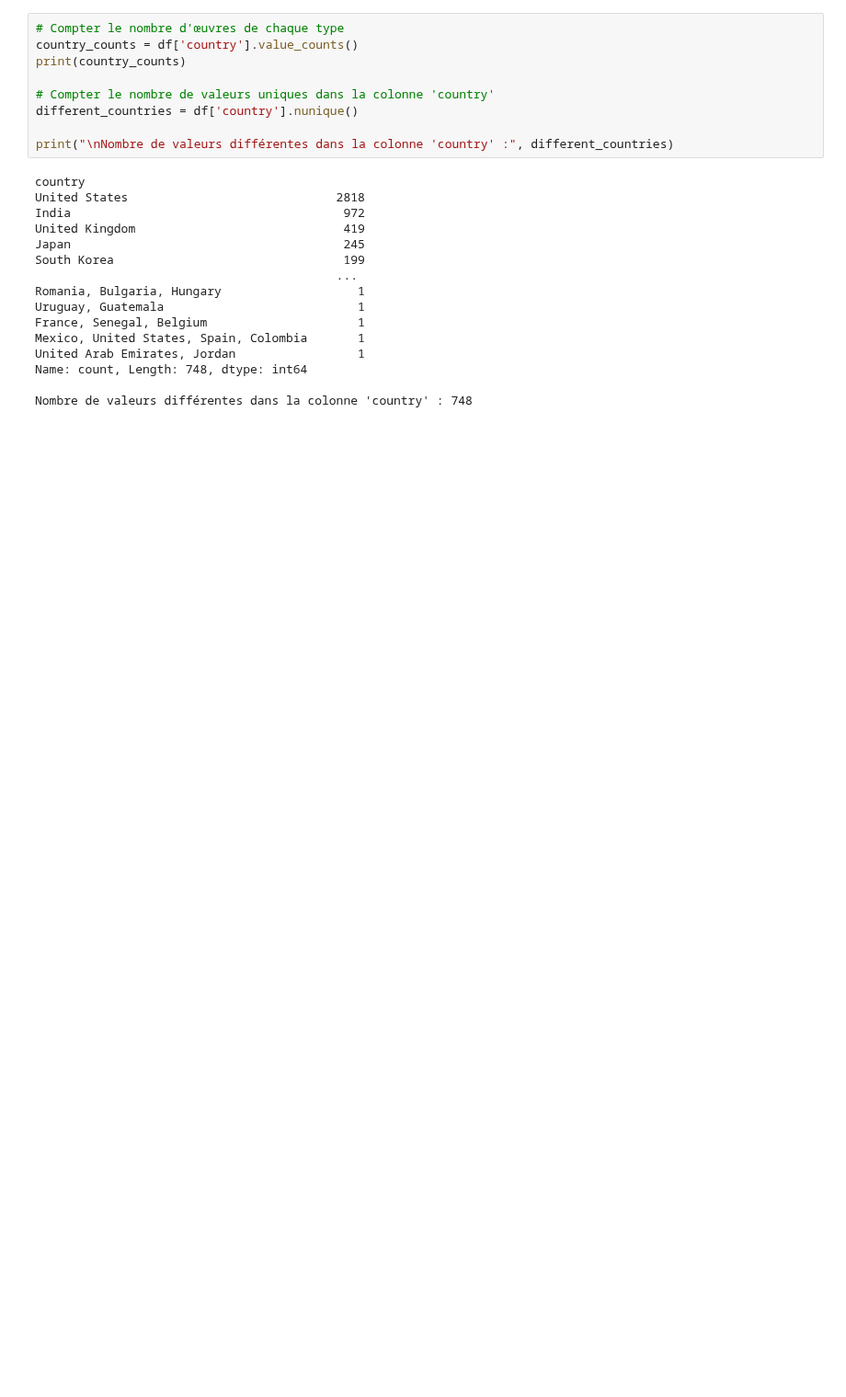
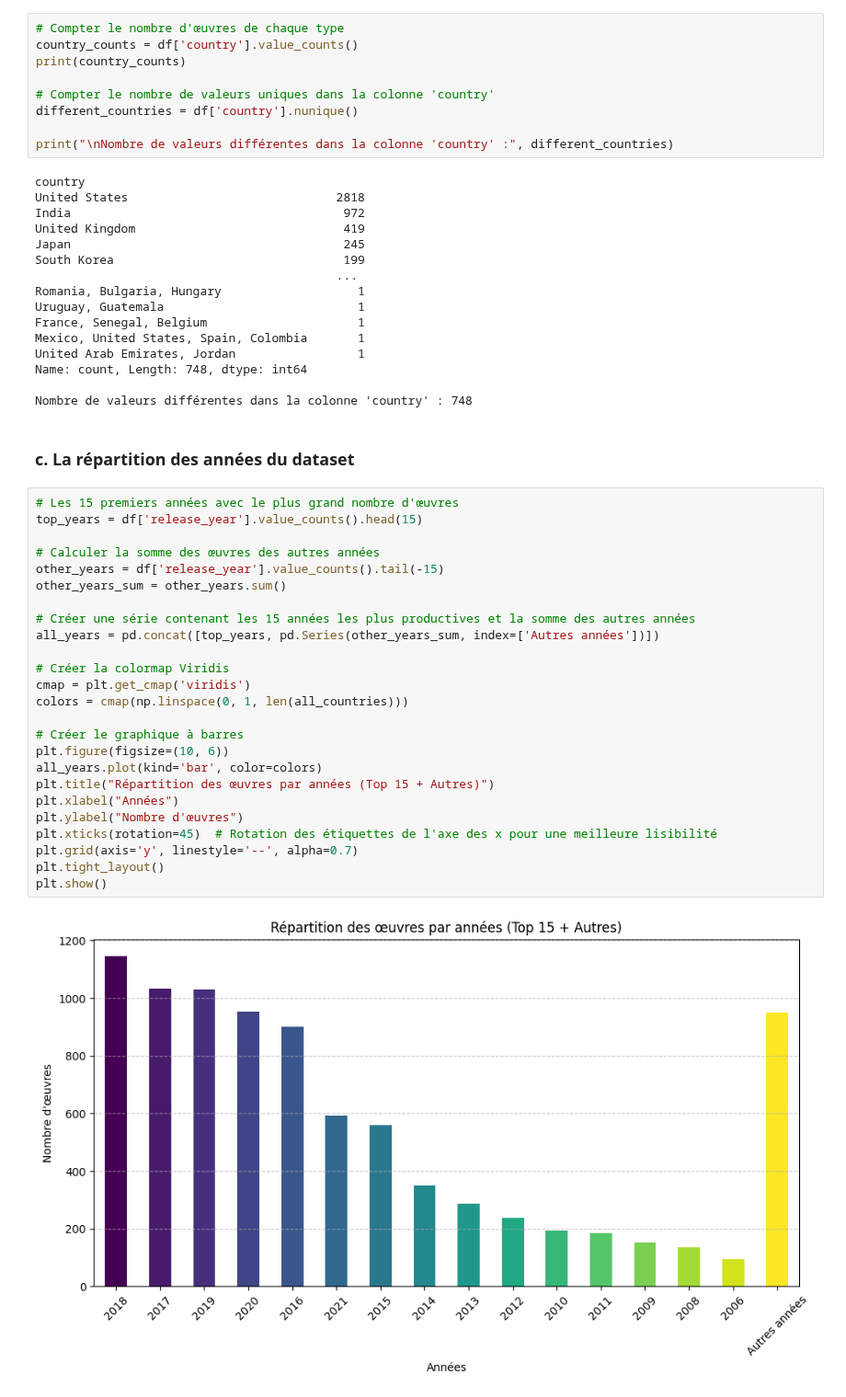
Before and after one commit to ines-lorquet/netflix-insights, a Jupyter notebook: Netflix Data Analysis.ipynb, the cells around one changed output. Shown at 92% size. Saved outputs shown, nothing was run; the diff lists cells and outputs as text; blank space fills up the shorter version.

```diff
--- a/Netflix Data Analysis.ipynb
+++ b/Netflix Data Analysis.ipynb
@@ -601,3 +601,32 @@ United Arab Emirates, Jordan                 1
 Name: count, Length: 748, dtype: int64
 
 Nombre de valeurs différentes dans la colonne 'country' : 748
+# %% [markdown]
+### c. La répartition des années du dataset
+# %%
+# Les 15 premiers années avec le plus grand nombre d'œuvres
+top_years = df['release_year'].value_counts().head(15)
+
+# Calculer la somme des œuvres des autres années
+other_years = df['release_year'].value_counts().tail(-15)
+other_years_sum = other_years.sum()
+
+# Créer une série contenant les 15 années les plus productives et la somme des autres années
+all_years = pd.concat([top_years, pd.Series(other_years_sum, index=['Autres années'])])
+
+# Créer la colormap Viridis
+cmap = plt.get_cmap('viridis')
+colors = cmap(np.linspace(0, 1, len(all_countries)))
+
+# Créer le graphique à barres
+plt.figure(figsize=(10, 6))
+all_years.plot(kind='bar', color=colors)
+plt.title("Répartition des œuvres par années (Top 15 + Autres)")
+plt.xlabel("Années")
+plt.ylabel("Nombre d'œuvres")
+plt.xticks(rotation=45)  # Rotation des étiquettes de l'axe des x pour une meilleure lisibilité
+plt.grid(axis='y', linestyle='--', alpha=0.7)
+plt.tight_layout()
+plt.show()
+# %% [output]
+[figure, added]
```
Also changed, not shown: parts of 2 cells of this notebook.
